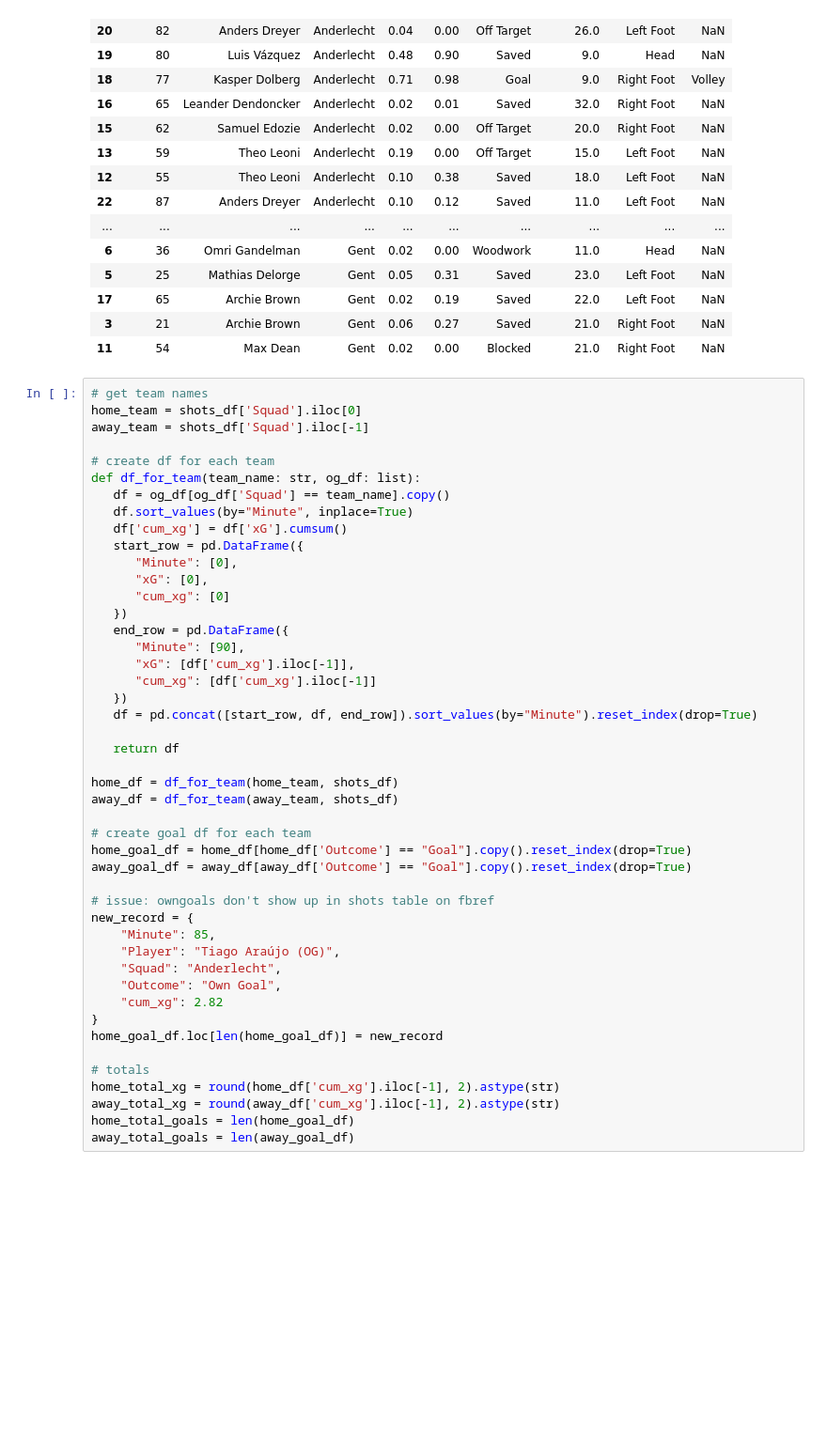
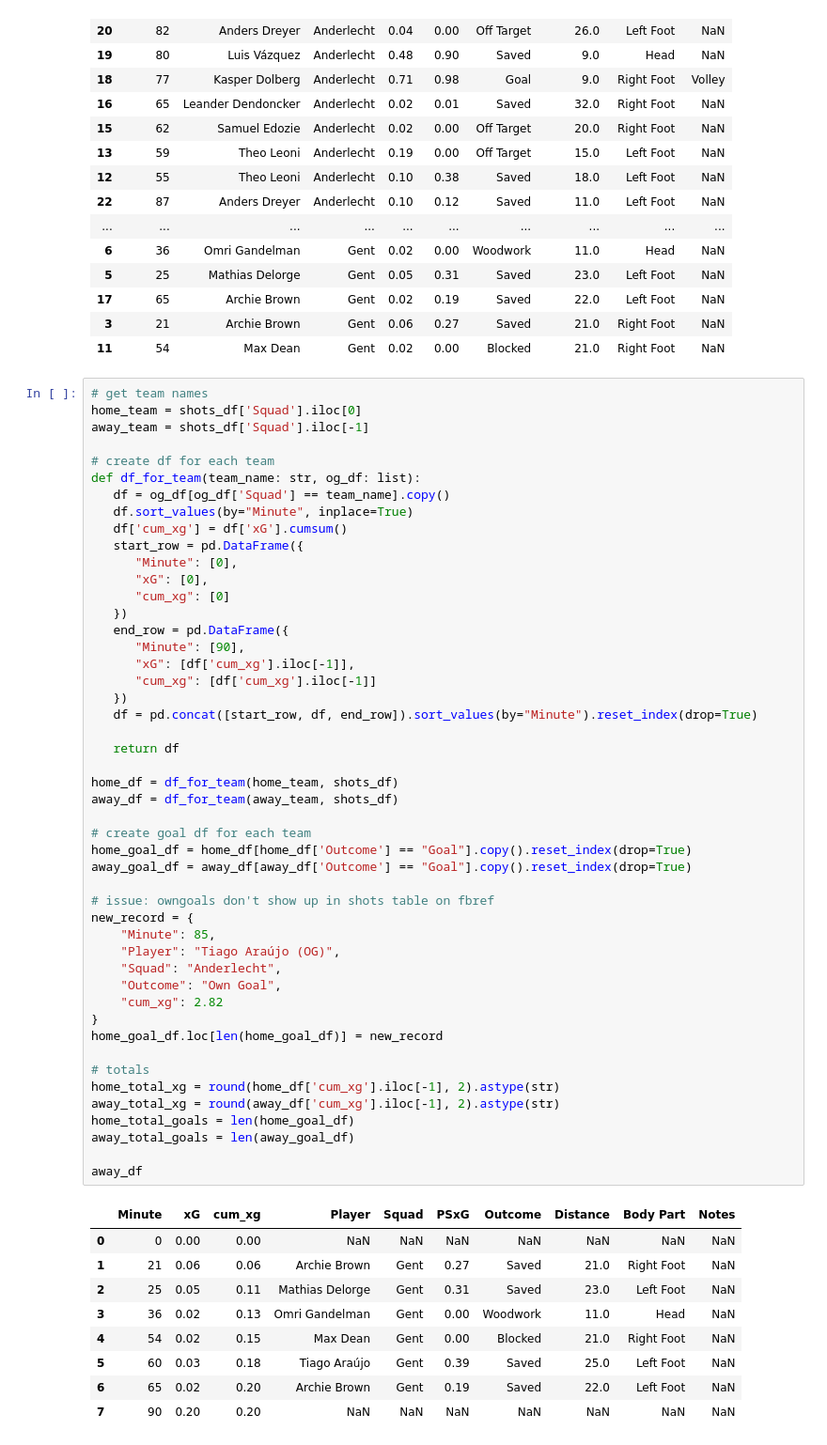
Before and after one commit to MarijnSt/xg-flowchart-rsca-gent-24-11-2024, a Jupyter notebook: xg-flowchart.ipynb, the cells around one changed output. Shown at 94% size. Drawn from its saved outputs; the diff is of its cells as text; blank space fills up the shorter version.

```diff
--- a/xg-flowchart.ipynb
+++ b/xg-flowchart.ipynb
@@ -68,33 +68,45 @@ def df_for_team(team_name: str, og_df: list):
       "Minute": [90],
       "xG": [df['cum_xg'].iloc[-1]],
       "cum_xg": [df['cum_xg'].iloc[-1]]
    })
    df = pd.concat([start_row, df, end_row]).sort_values(by="Minute").reset_index(drop=True)
 
    return df
 
 home_df = df_for_team(home_team, shots_df)
 away_df = df_for_team(away_team, shots_df)
 
 # create goal df for each team
 home_goal_df = home_df[home_df['Outcome'] == "Goal"].copy().reset_index(drop=True)
 away_goal_df = away_df[away_df['Outcome'] == "Goal"].copy().reset_index(drop=True)
 
 # issue: owngoals don't show up in shots table on fbref
 new_record = {
     "Minute": 85,
     "Player": "Tiago Araújo (OG)",
     "Squad": "Anderlecht",
     "Outcome": "Own Goal",
     "cum_xg": 2.82
 }
 home_goal_df.loc[len(home_goal_df)] = new_record
 
 # totals
 home_total_xg = round(home_df['cum_xg'].iloc[-1], 2).astype(str)
 away_total_xg = round(away_df['cum_xg'].iloc[-1], 2).astype(str)
 home_total_goals = len(home_goal_df)
 away_total_goals = len(away_goal_df)
+
+away_df
+# %% [output]
+|  | Minute | xG | cum_xg | Player | Squad | PSxG | Outcome | Distance | Body Part | Notes |
+| 0 | 0 | 0.00 | 0.00 | NaN | NaN | NaN | NaN | NaN | NaN | NaN |
+| 1 | 21 | 0.06 | 0.06 | Archie Brown | Gent | 0.27 | Saved | 21.0 | Right Foot | NaN |
+| 2 | 25 | 0.05 | 0.11 | Mathias Delorge | Gent | 0.31 | Saved | 23.0 | Left Foot | NaN |
+| 3 | 36 | 0.02 | 0.13 | Omri Gandelman | Gent | 0.00 | Woodwork | 11.0 | Head | NaN |
+| 4 | 54 | 0.02 | 0.15 | Max Dean | Gent | 0.00 | Blocked | 21.0 | Right Foot | NaN |
+| 5 | 60 | 0.03 | 0.18 | Tiago Araújo | Gent | 0.39 | Saved | 25.0 | Left Foot | NaN |
+| 6 | 65 | 0.02 | 0.20 | Archie Brown | Gent | 0.19 | Saved | 22.0 | Left Foot | NaN |
+| 7 | 90 | 0.20 | 0.20 | NaN | NaN | NaN | NaN | NaN | NaN | NaN |
 # %%
 # colors
 background_color = "#f2f4ee"
```
Also changed, not shown: parts of 1 cell of this notebook, 1 other file.
